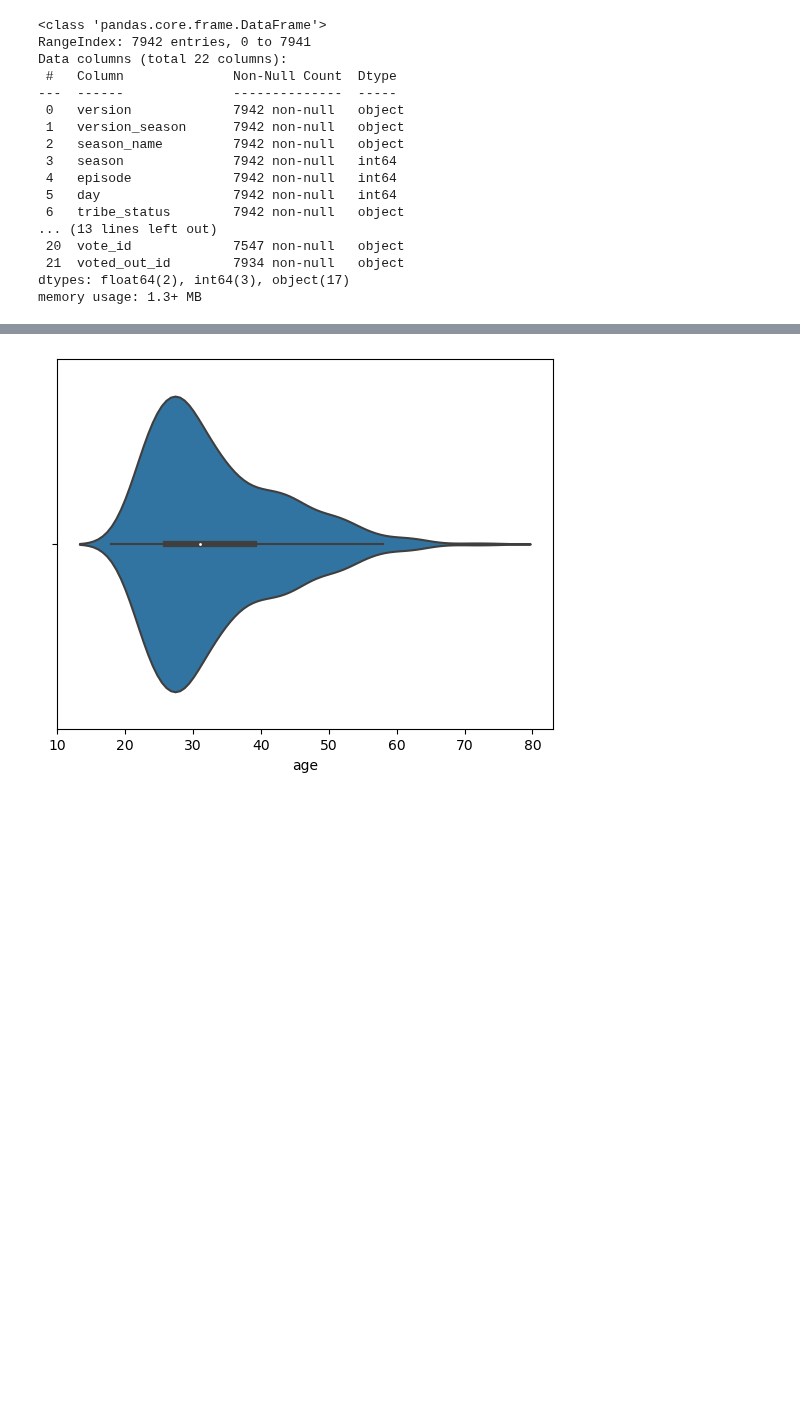
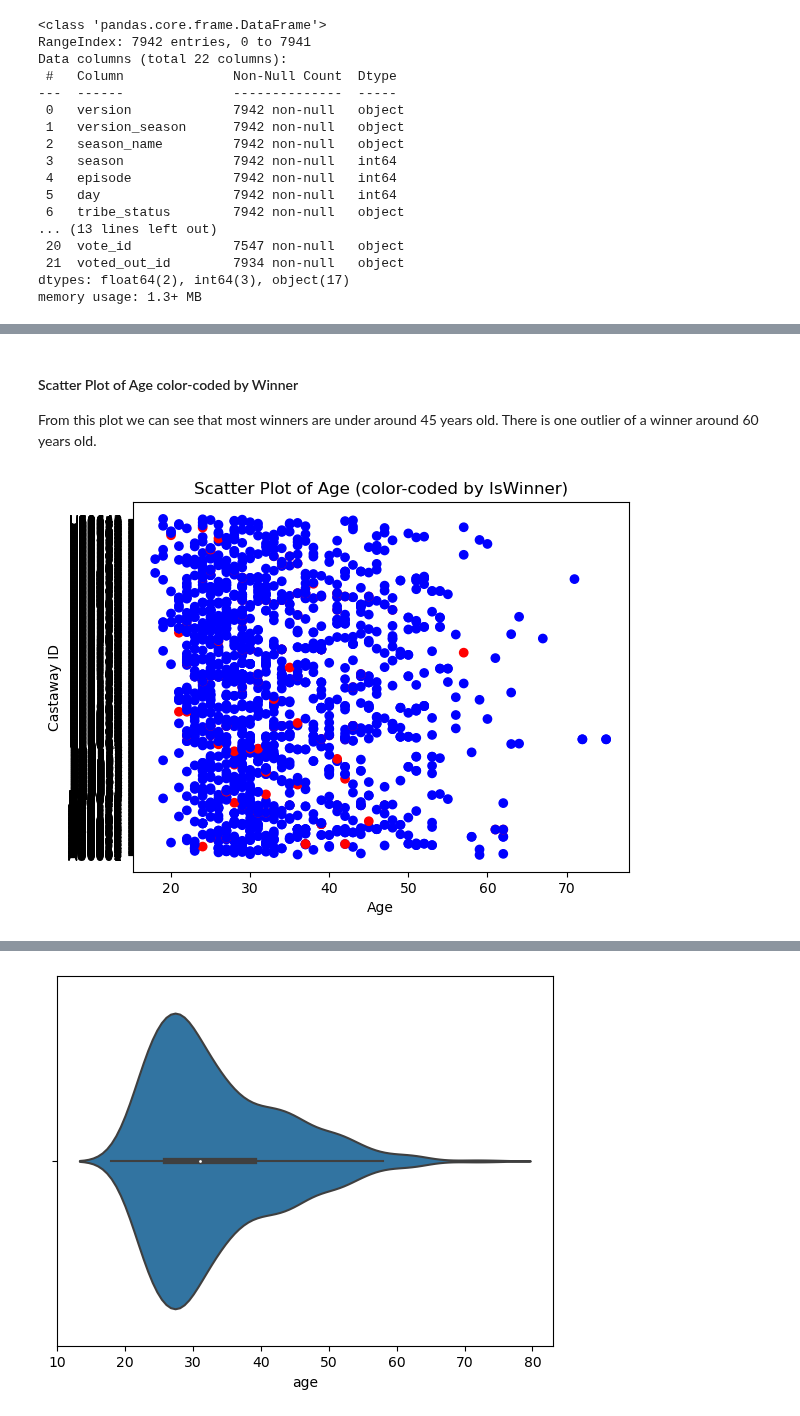
Before and after one commit to DotSumWedge/SurvivorAnalysis, a Jupyter notebook: SurvivorNB.ipynb, the cells around one changed output, grey strips where cells are left out. Drawn from its saved outputs; the diff is of its cells as text; code cells hidden in the pictures; blank space fills up the shorter version.

```diff
--- a/SurvivorNB.ipynb
+++ b/SurvivorNB.ipynb
@@ -339,0 +390,14 @@ Name: vote, dtype: int64
+# %%
+merged_df = vote_history.merge(winner_df, how='left', on='version_season')
+merged_df.dropna(subset=['winner_id'], inplace=True)
+# Create a new column indicating if the player is a winner
+#merged_df['IsWinner'] = ~merged_df['winner_id'].isna()
+grouped_votes = merged_df.groupby('version_season')
+
+# Define a function to determine if a player won in a season
+def check_if_winner(group):
+    group['IsWinner'] = group['castaway_id'] == group['winner_id']
+    return group
+
+new_df = grouped_votes.apply(check_if_winner).reset_index(drop=True)
+print(new_df)
@@ -339,0 +422,18 @@ Name: vote, dtype: int64
+# %%
+# count number of votes for each castaway
+vote_count = vote_history.groupby(['version_season', 'vote_id'])['vote_id'].count().reset_index(name='vote_count')
+
+merged_df = vote_count.merge(winner_df, how='left', on='version_season')
+merged_df.dropna(subset=['winner_id'], inplace=True)
+# Create a new column indicating if the player is a winner
+#merged_df['IsWinner'] = ~merged_df['winner_id'].isna()
+grouped_votes = merged_df.groupby('version_season')
+
+# Define a function to determine if a player won in a season
+def check_if_winner(group):
+    group['IsWinner'] = group['vote_id'] == group['winner_id']
+    return group
+
+vote_df = grouped_votes.apply(check_if_winner).reset_index(drop=True)
+vote_df = vote_df.rename(columns = {"vote_id" : "castaway_id"})
+print(vote_df.head(30))
@@ -339,0 +458,4 @@ Name: vote, dtype: int64
+# %%
+merged_df = pd.merge(vote_df, castaways[['castaway_id', 'age']], on='castaway_id')
+merged_df = pd.merge(merged_df, confessionals[['castaway_id, ']]
+print(merged_df)
@@ -339,0 +477,15 @@ Name: vote, dtype: int64
+# %% [markdown]
+#### Scatter Plot of Age color-coded by Winner
+
+From this plot we can see that most winners are under around 45 years old. There is one outlier of a winner around 60 years old.
+# %%
+plt.scatter(merged_df['age'], merged_df['castaway_id'], c=merged_df['IsWinner'].map({False: 'blue', True: 'red'}))
+# Set plot labels and title
+plt.xlabel('Age')
+plt.ylabel('Castaway ID')
+plt.title('Scatter Plot of Age (color-coded by IsWinner)')
+
+# Show the plot
+plt.show()
+# %% [output]
+[figure, added]
```
Also changed, not shown: parts of 21 cells of this notebook.
